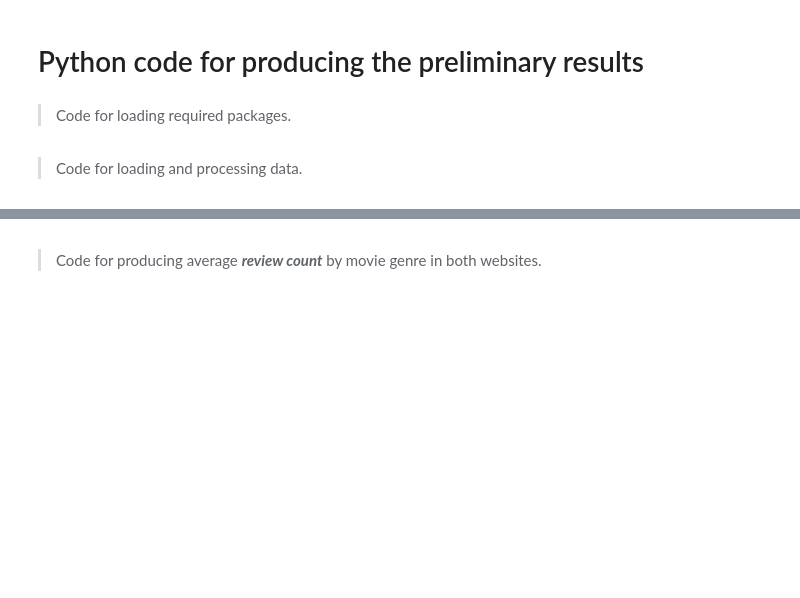
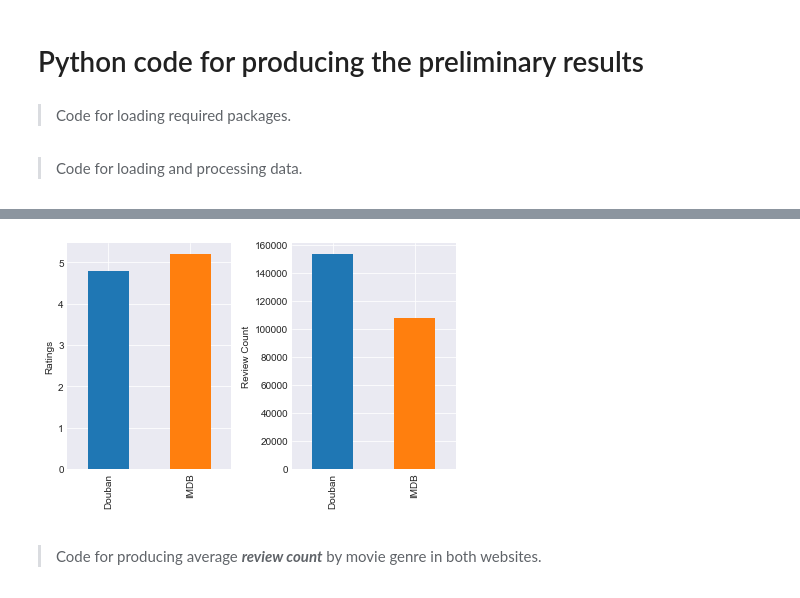
Before and after one commit to lorryon/Douban_IMDB, a Jupyter notebook: movie review presentation.ipynb, the cells around one changed output, grey strips where cells are left out. Cells and saved outputs as stored; diff of their text form; code cells hidden in the pictures; blank space fills up the shorter version.

```diff
--- a/movie review presentation.ipynb
+++ b/movie review presentation.ipynb
@@ -101,3 +116,14 @@ df['All Genre'] = True
+# %%
+Transformer5 = pd.DataFrame({'Ratings': [4.8, 5.2], 'Review Count': [153477, 108208]}, index=['Douban', 'IMDB'])
+plt.subplot(1, 2, 1)
+Transformer5['Ratings'].plot.bar()
+plt.ylabel('Ratings')
+plt.subplot(1, 2, 2)
+Transformer5['Review Count'].plot.bar()
+plt.ylabel('Review Count')
+plt.tight_layout()
+# %% [output]
+[figure, added]
 # %% [markdown]
 <a id="review_cnt"></a>
 > Code for producing average *__review count__* by movie genre in both websites.
```
Also changed, not shown: parts of 4 cells of this notebook.
